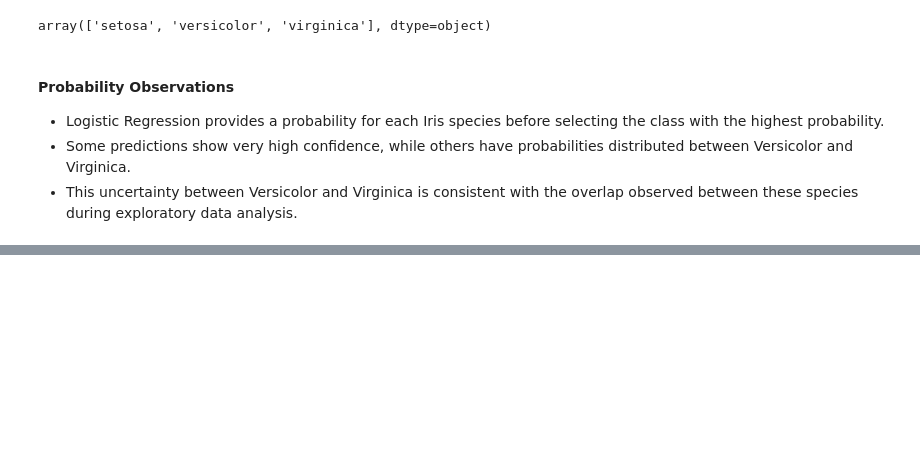
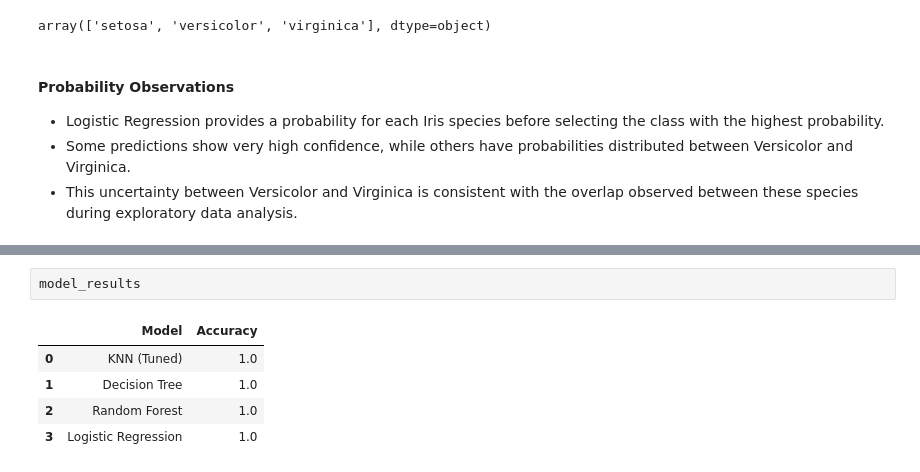
Before and after one commit to kartikeysharma2645/OIBSIP, a Jupyter notebook: DataScience-Task1-IrisFlowerClassification/IrisFlowerClassification.ipynb, the cells around one changed output, grey strips where cells are left out. Drawn from its saved outputs; the diff is of its cells as text; blank space fills up the shorter version.

```diff
--- a/DataScience-Task1-IrisFlowerClassification/IrisFlowerClassification.ipynb
+++ b/DataScience-Task1-IrisFlowerClassification/IrisFlowerClassification.ipynb
@@ -600,0 +620,8 @@ array(['setosa', 'versicolor', 'virginica'], dtype=object)
+# %%
+model_results
+# %% [output]
+|  | Model | Accuracy |
+| 0 | KNN (Tuned) | 1.0 |
+| 1 | Decision Tree | 1.0 |
+| 2 | Random Forest | 1.0 |
+| 3 | Logistic Regression | 1.0 |
```
Also changed, not shown: parts of 9 cells of this notebook.
